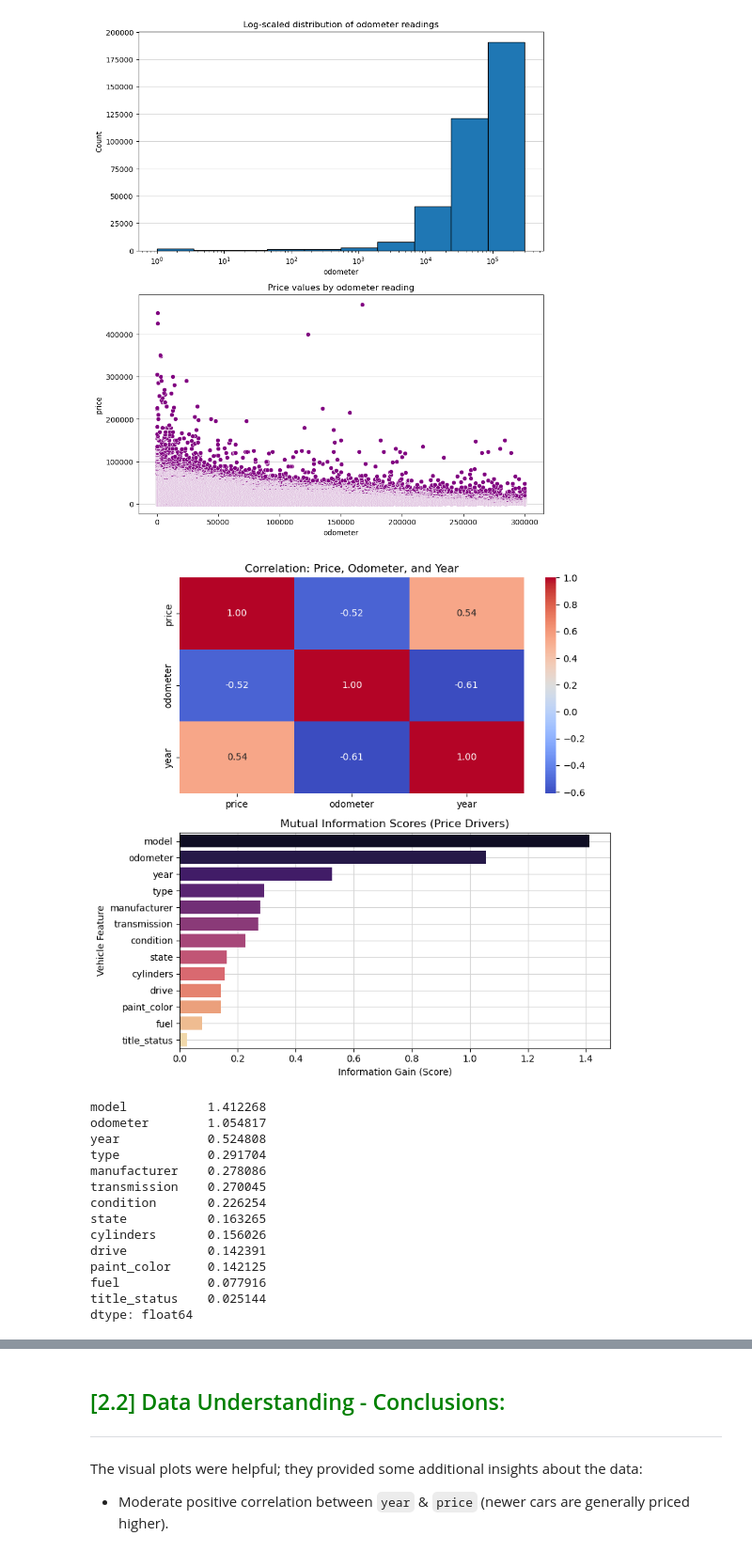
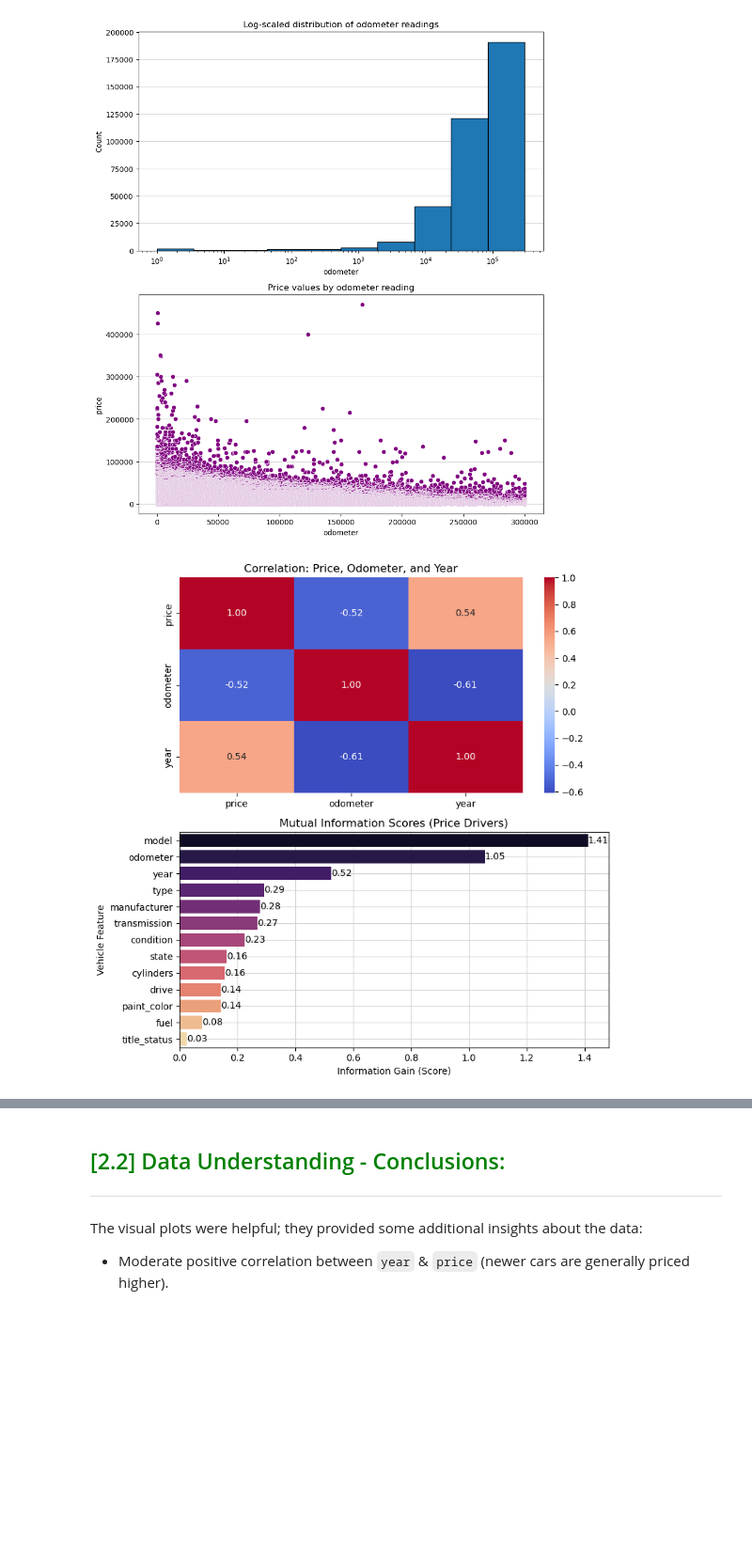
Before and after one commit to jelanigb/uc_berkeley_ml_program, a Jupyter notebook: practical_application_02/prompt_II.ipynb, the cells around one changed output, grey strips where cells are left out. Shown at 94% size. Cells and saved outputs as stored; diff of their text form; code cells hidden in the pictures; blank space fills up the shorter version.

Commit message:
Finalized modelling code udpates. Eval WIP

```diff
--- a/practical_application_02/prompt_II.ipynb
+++ b/practical_application_02/prompt_II.ipynb
@@ -322,51 +323,34 @@ mi_scores = mutual_info_regression(
 
 mi_results = pd.Series(mi_scores, index=X_mi.columns).sort_values(
     ascending=False
 )
 
 fig, axes = plt.subplots(2, 1, figsize=(8, 8))
 draw_grid(axes, grid_axis="both")
 
 sns.heatmap(
     data=corr_matrix, annot=True, cmap="coolwarm", fmt=".2f", ax=axes[0]
 )
 axes[0].set_title("Correlation: Price, Odometer, and Year")
 
 sns.barplot(
     x=mi_results.values,
     y=mi_results.index,
     palette="magma",
     hue=mi_results.index,
     ax=axes[1],
 )
 
 axes[1].grid(True, axis="y", linestyle="-", color="lightgray")
 axes[1].set_title("Mutual Information Scores (Price Drivers)")
 axes[1].set_xlabel("Information Gain (Score)")
 axes[1].set_ylabel("Vehicle Feature")
 
-#for container in axes[1].containers:
-#    axes[1].bar_label(container, fmt='%.2f', label_type='edge')
+for container in axes[1].containers:
+    axes[1].bar_label(container, fmt='%.2f', label_type='edge')
 
 plt.tight_layout()
 plt.show()
-
-# Debug
-print(mi_results)
 # %% [output]
-[figure, old version]
+[figure, new version]
-model           1.412268
-odometer        1.054817
-year            0.524808
-type            0.291704
-manufacturer    0.278086
-transmission    0.270045
-condition       0.226254
-state           0.163265
-cylinders       0.156026
-drive           0.142391
-paint_color     0.142125
-fuel            0.077916
-title_status    0.025144
-dtype: float64
 # %%
```
Also changed, not shown: parts of 27 cells of this notebook.
